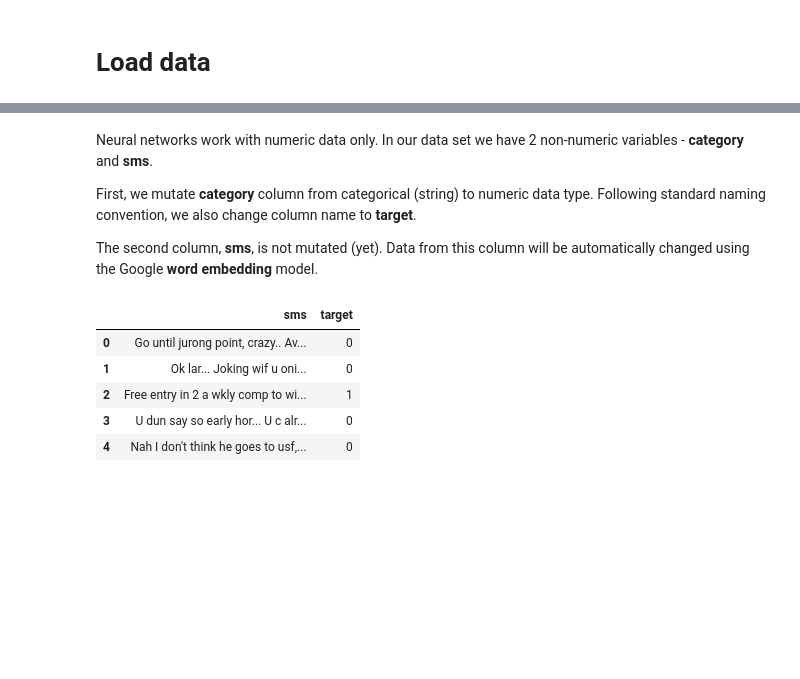
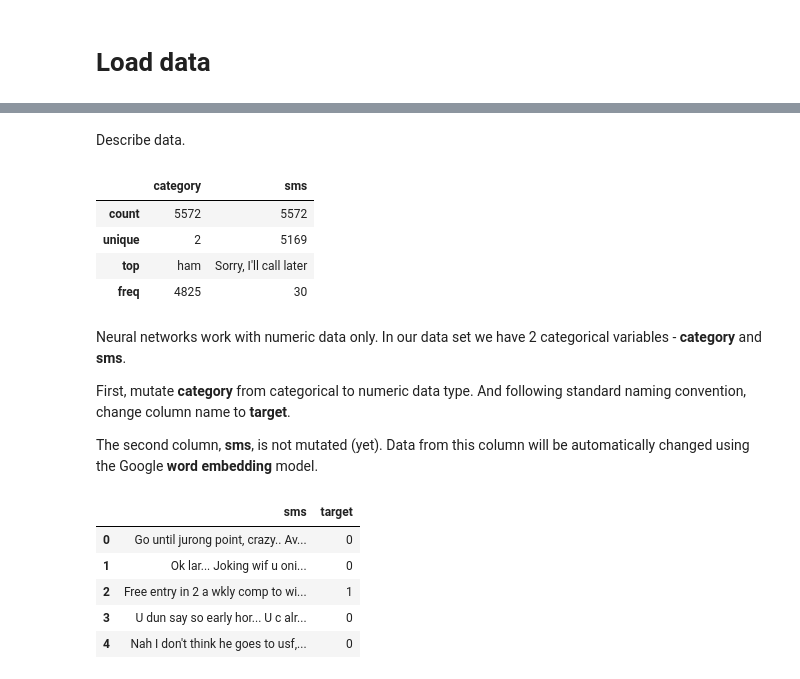
Before and after one commit to himalayahall/DATA607, a Jupyter notebook: Project4/Tensorflow_SMS_Categorize.ipynb, the cells around one changed output, grey strips where cells are left out. Drawn from its saved outputs; the diff is of its cells as text; code cells hidden in the pictures; blank space fills up the shorter version.

```diff
--- a/Project4/Tensorflow_SMS_Categorize.ipynb
+++ b/Project4/Tensorflow_SMS_Categorize.ipynb
@@ -41,7 +44,17 @@ df.head()
+# %% [markdown]
+Describe data.
+# %%
+df.describe()
+# %% [output]
+|  | category | sms |
+| count | 5572 | 5572 |
+| unique | 2 | 5169 |
+| top | ham | Sorry, I'll call later |
+| freq | 4825 | 30 |
 # %% [markdown]
-Neural networks work with numeric data only. In our data set we have 2 non-numeric variables - **category** and **sms**.
+Neural networks work with numeric data only. In our data set we have 2 categorical variables - **category** and **sms**.
 
-First, we mutate **category** column from categorical (string) to numeric data type. Following standard naming convention, we also change column name to **target**.
+First, mutate **category** from categorical to numeric data type. And following standard naming convention, change column name to **target**.
 
 The second column, **sms**, is not mutated (yet). Data from this column will be automatically changed using the Google **word embedding** model.
 # %%
```
Also changed, not shown: parts of 7 cells of this notebook.
